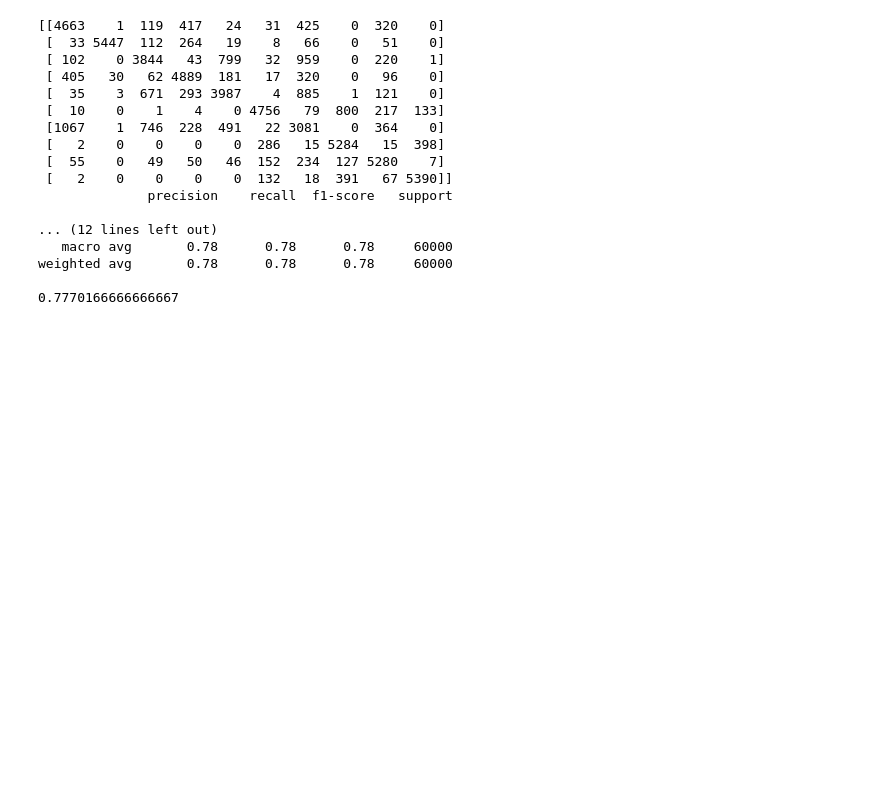
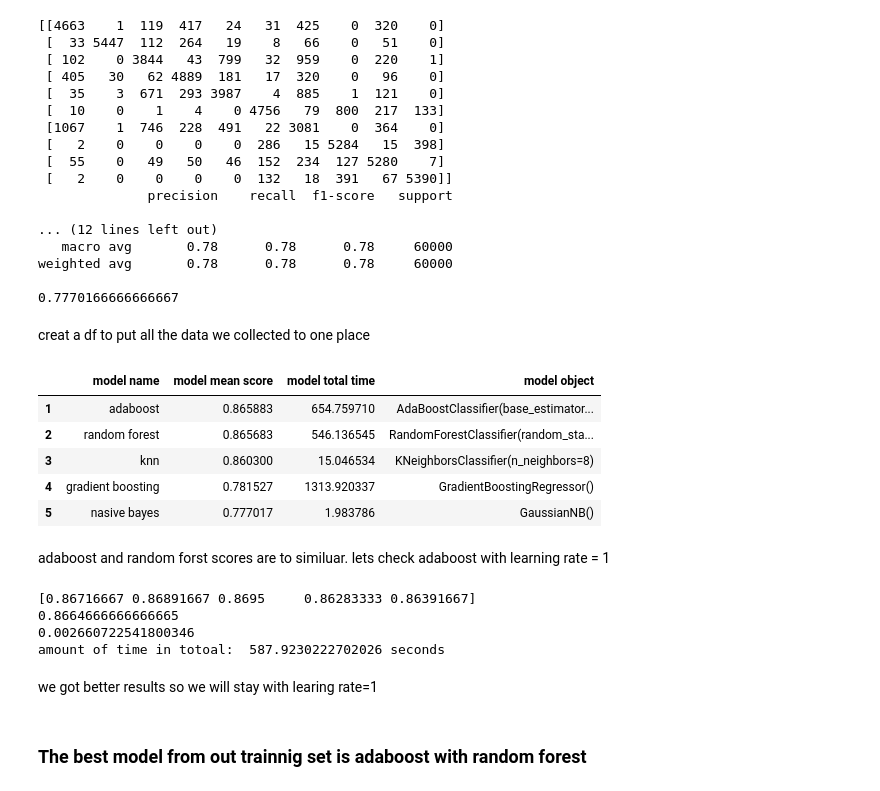
Before and after one commit to Matan-Hodadov/Fashion-mnist, a Jupyter notebook: FMN_work.ipynb, the cells around one changed output. Cells and saved outputs as stored; diff of their text form; code cells hidden in the pictures; blank space fills up the shorter version.

```diff
--- a/FMN_work.ipynb
+++ b/FMN_work.ipynb
@@ -180,7 +251,9 @@ index
 KeyboardInterrupt:
 # %%
 knn_clf = KNeighborsClassifier(n_neighbors=8)
-knn_scores = cross_val_score(knn_clf, X_train_reduced, y_train, cv = 5)
+knn_cross_val = cross_validate(knn_clf, X_train_reduced, y_train, cv = 5, n_jobs = -1)
+knn_scores = knn_cross_val["test_score"]
+knn_time = knn_cross_val["fit_time"] + knn_cross_val["score_time"]
 # %%
 print(knn_scores)
 print(knn_scores.mean())
@@ -193,7 +278,9 @@ print(knn_scores.std())
 from sklearn.ensemble import AdaBoostClassifier
 
 ada_clf = AdaBoostClassifier(rf_clf, n_estimators=200, learning_rate=0.5)
-ada_scores = cross_val_score(aba_clf, X_train_reduced, y_train, cv = 5)
+ada_cross_val = cross_validate(ada_clf, X_train_reduced, y_train, cv = 5, n_jobs = -1)
+ada_scores = ada_cross_val["test_score"]
+ada_time = ada_cross_val["fit_time"] + ada_cross_val["score_time"]
 # %%
 print(ada_scores)
 print(ada_scores.mean())
@@ -208,5 +303,7 @@ print(ada_scores.std())
 # %%
 from sklearn.ensemble import GradientBoostingRegressor
 
-gbrt_clf = GradientBoostingRegressor(max_depth=2, n_estimators=3, learning_rate=1.0)
-gbrt_scores = cross_val_score(gbrt_clf, X_train_reduced, y_train, cv = 5)
+gbrt_clf = GradientBoostingRegressor()
+gbrt_cross_val = cross_validate(gbrt_clf, X_train_reduced, y_train, cv = 5, n_jobs = -1)
+gbrt_scores = gbrt_cross_val["test_score"]
+gbrt_time = gbrt_cross_val["fit_time"] + gbrt_cross_val["score_time"]
@@ -220,5 +331,7 @@ print(gbrt_scores.std())
 from sklearn.naive_bayes import GaussianNB
 
 gnb_clf = GaussianNB()
-gnb_scores = cross_val_score(gnb_clf, X_train_reduced, y_train, cv = 5, n_jobs = -1)
+gnb_cross_val = cross_validate(gnb_clf, X_train_reduced, y_train, cv = 5, n_jobs = -1)
+gnb_scores = gnb_cross_val["test_score"]
+gnb_time = gnb_cross_val["fit_time"] + gnb_cross_val["score_time"]
 # %%
@@ -253,3 +368,40 @@ print(metrics.accuracy_score(y_train, gnb_predictions))
 weighted avg       0.78      0.78      0.78     60000
 
 0.7770166666666667
+# %% [markdown]
+creat a df to put all the data we collected to one place
+# %%
+dt = {}
+dt.update({"model name" : ["random forest", "knn", "adaboost", "gradient boosting", "nasive bayes"]})
+dt.update({"model mean score" : [rf_scores.mean(), knn_scores.mean(), ada_scores.mean(), gbrt_scores.mean(), gnb_scores.mean()]})
+dt.update({"model total time" : [rf_time.sum(), knn_time.sum(), ada_time.sum(), gbrt_time.sum(), gnb_time.sum()]})
+dt.update({"model object" : [rf_clf, knn_clf, ada_clf, gbrt_clf, gnb_clf]})
+df = pd.DataFrame(data = dt)
+df = df.sort_values(by=['model mean score'], ascending=False)
+df =  df.set_index(np.arange(1,len(df)+1))
+# df.iloc[:, :len(df.columns)-1]
+df  #-if you want to show all the df
+# %% [output]
+|  | model name | model mean score | model total time | model object |
+| 1 | adaboost | 0.865883 | 654.759710 | AdaBoostClassifier(base_estimator... |
+| 2 | random forest | 0.865683 | 546.136545 | RandomForestClassifier(random_sta... |
+| 3 | knn | 0.860300 | 15.046534 | KNeighborsClassifier(n_neighbors=8) |
+| 4 | gradient boosting | 0.781527 | 1313.920337 | GradientBoostingRegressor() |
+| 5 | nasive bayes | 0.777017 | 1.983786 | GaussianNB() |
+# %% [markdown]
+adaboost and random forst scores are to similuar. lets check adaboost with learning rate = 1
+# %%
+ada_clf2 = AdaBoostClassifier(rf_clf, n_estimators=200, learning_rate=1)
+ada_cross_val2 = cross_validate(ada_clf2, X_train_reduced, y_train, cv = 5, n_jobs = -1)
+ada_scores2 = ada_cross_val2["test_score"]
+ada_time2 = ada_cross_val2["fit_time"]
+
+print(ada_scores2)
+print(ada_scores2.mean())
+print(ada_scores2.std())
+print("amount of time in totoal: ", ada_time2.sum(), "seconds")
+# %% [output]
+[0.86716667 0.86891667 0.8695     0.86283333 0.86391667]
+0.8664666666666665
+0.002660722541800346
+amount of time in totoal:  587.9230222702026 seconds
@@ -255,0 +414,4 @@ weighted avg       0.78      0.78      0.78     60000
+# %% [markdown]
+we got better results so we will stay with learing rate=1
+# %% [markdown]
+### The best model from out trainnig set is adaboost with random forest
```
Also changed, not shown: parts of 29 cells of this notebook.
